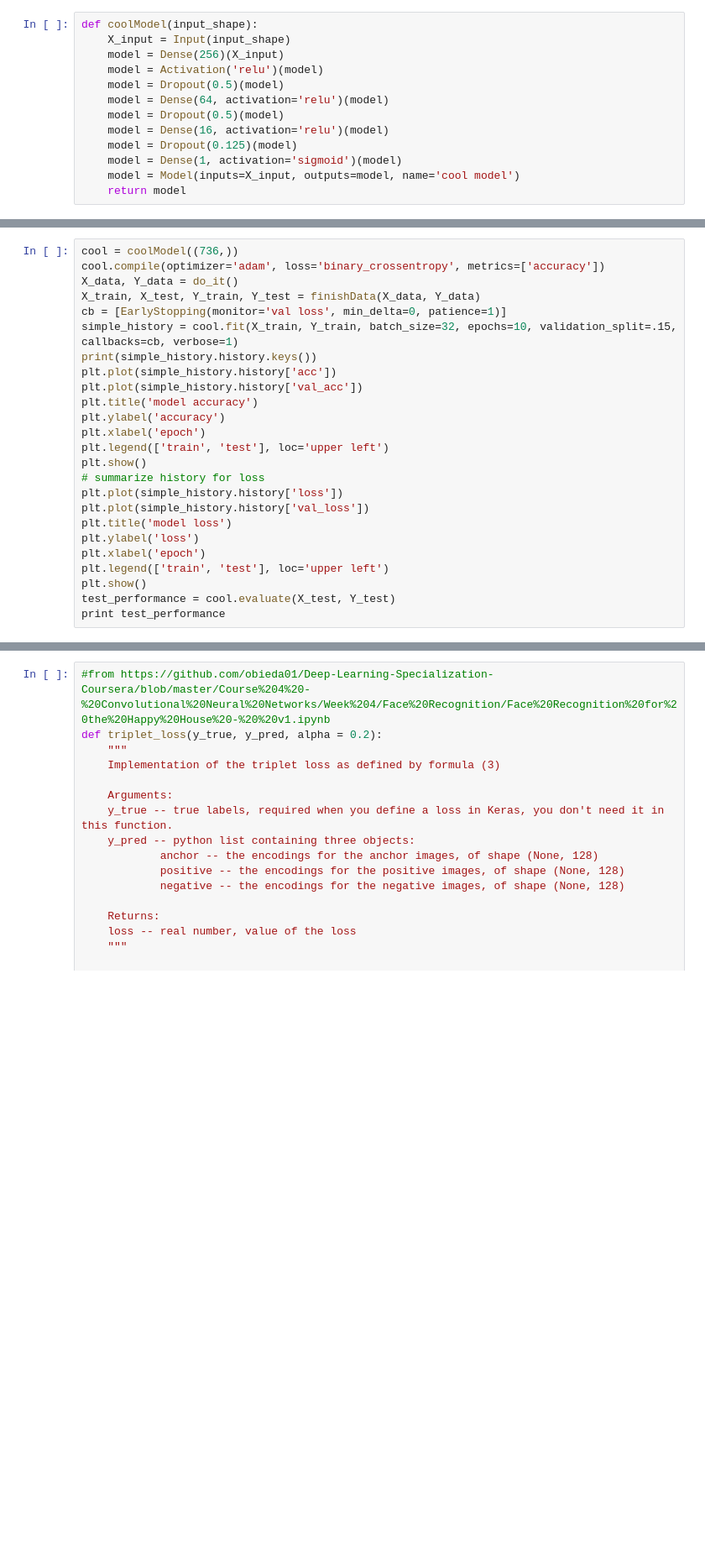
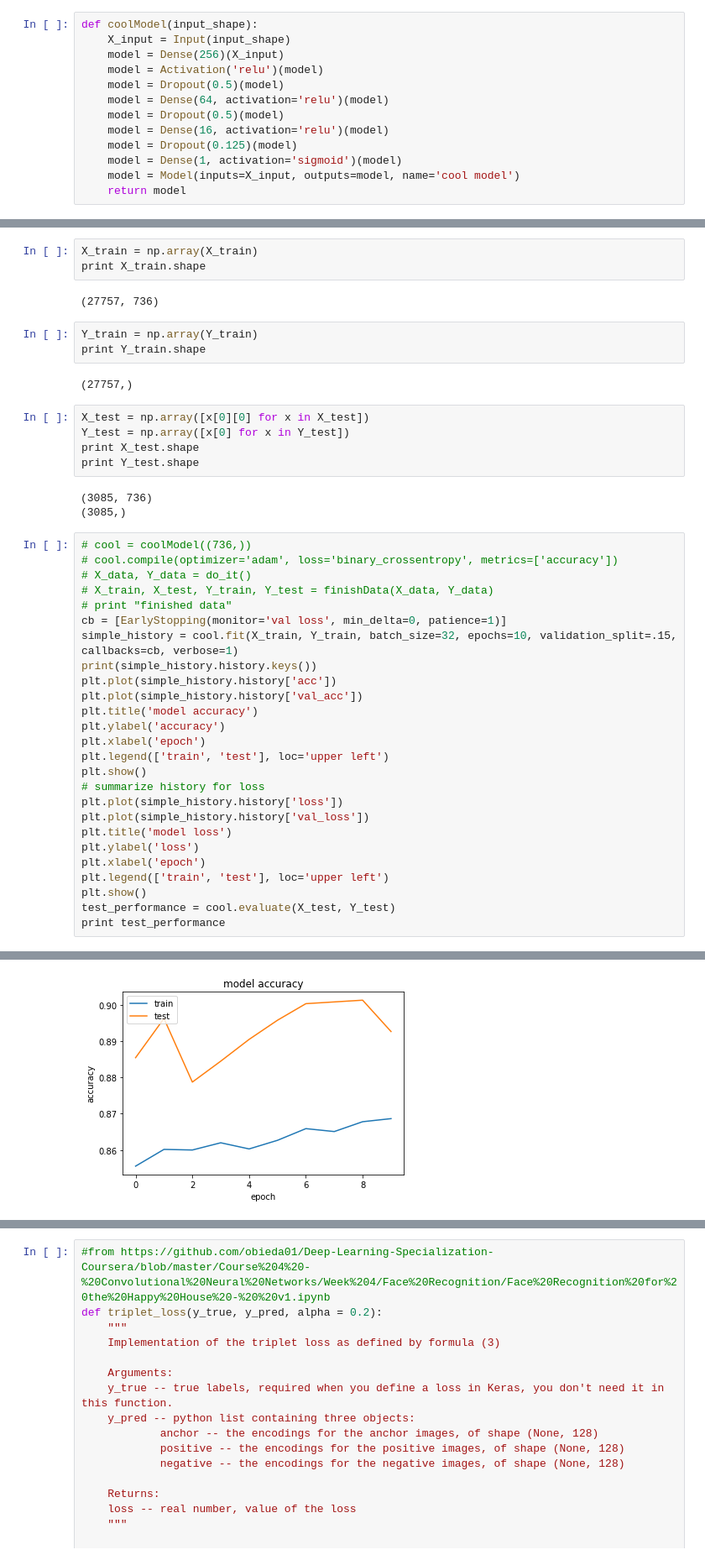
Before and after one commit to sidharthkmenon/open-door, a Jupyter notebook: openfacetests.ipynb, the cells around one changed output, grey strips where cells are left out. Shown at 84% size. Drawn from its saved outputs; the diff is of its cells as text; blank space fills up the shorter version.

Commit message:
Good accuracy transfer learning model

```diff
--- a/openfacetests.ipynb
+++ b/openfacetests.ipynb
@@ -90,9 +81,28 @@ def finishData(X_data, Y_data):
     return train_test_split(X_data, Y_data, test_size=.10)
+# %%
+X_train = np.array(X_train)
+print X_train.shape
+# %% [output]
+(27757, 736)
+# %%
+Y_train = np.array(Y_train)
+print Y_train.shape
+# %% [output]
+(27757,)
+# %%
+X_test = np.array([x[0][0] for x in X_test])
+Y_test = np.array([x[0] for x in Y_test])
+print X_test.shape
+print Y_test.shape
+# %% [output]
+(3085, 736)
+(3085,)
 # %%
-cool = coolModel((736,))
-cool.compile(optimizer='adam', loss='binary_crossentropy', metrics=['accuracy'])
-X_data, Y_data = do_it()
-X_train, X_test, Y_train, Y_test = finishData(X_data, Y_data)
+# cool = coolModel((736,))
+# cool.compile(optimizer='adam', loss='binary_crossentropy', metrics=['accuracy'])
+# X_data, Y_data = do_it()
+# X_train, X_test, Y_train, Y_test = finishData(X_data, Y_data)
+# print "finished data"
 cb = [EarlyStopping(monitor='val loss', min_delta=0, patience=1)]
 simple_history = cool.fit(X_train, Y_train, batch_size=32, epochs=10, validation_split=.15, callbacks=cb, verbose=1)
 print(simple_history.history.keys())
@@ -113,3 +123,4 @@ plt.legend(['train', 'test'], loc='upper left')
 plt.show()
 test_performance = cool.evaluate(X_test, Y_test)
 print test_performance
+# %% [output]
@@ -115,0 +144 @@ print test_performance
+[figure, added]
```
Also changed, not shown: parts of 8 cells of this notebook, 1 other file.
